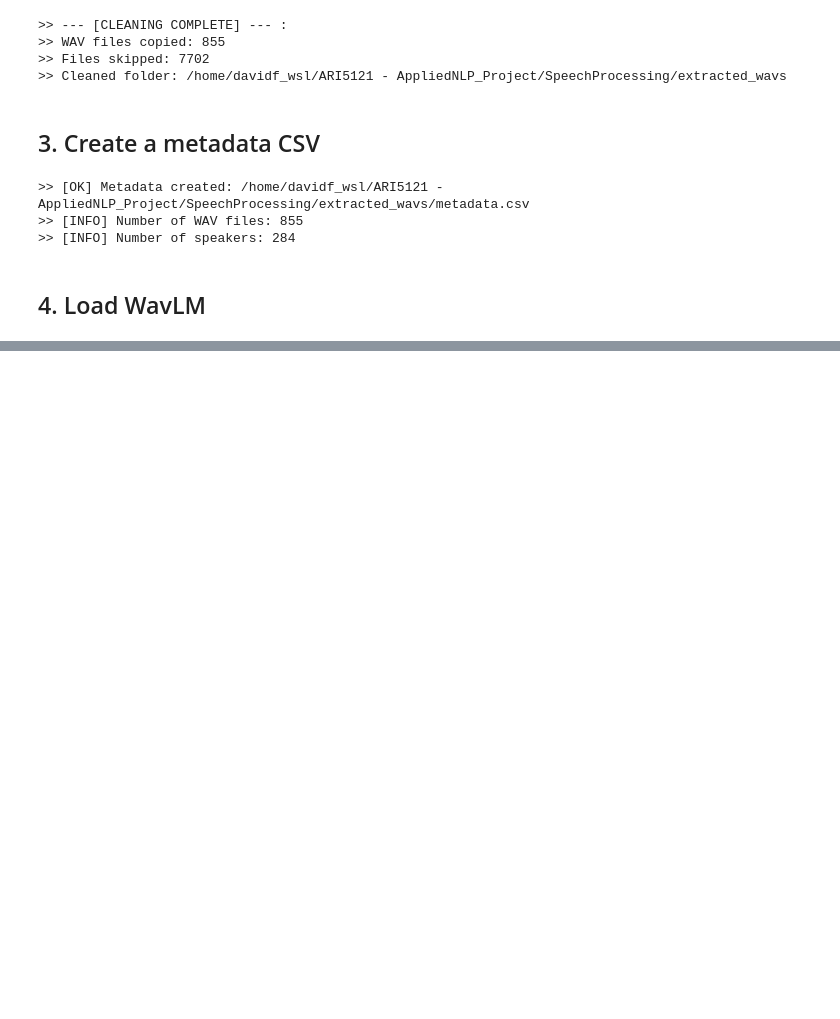
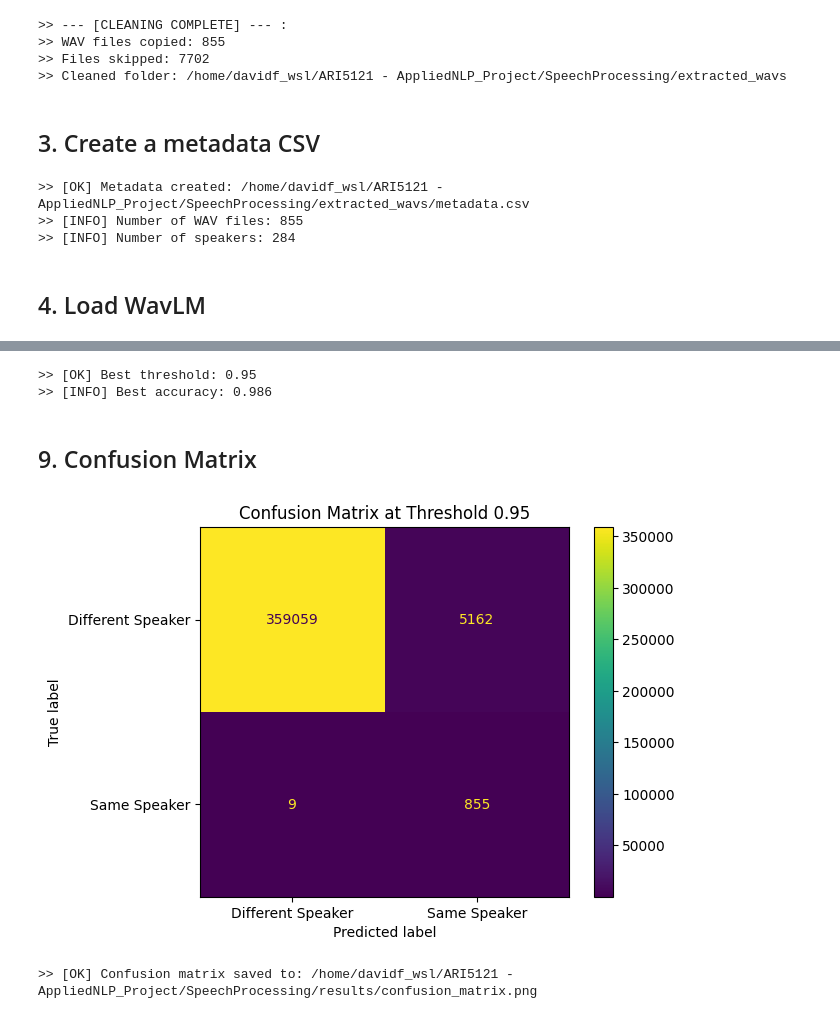
Before and after one commit to DavidF-22/ARI5121-AppliedNLP_Project, a Jupyter notebook: SpeechProcessing/src/SVS_Analysis_and_Eval.ipynb, the cells around one changed output, grey strips where cells are left out. Drawn from its saved outputs; the diff is of its cells as text; code cells hidden in the pictures; blank space fills up the shorter version.

Commit message:
Additions
Added
- Cosine Similarity
- Confusion Matrix and Normalised Confusion matric
- Evaluation Metrics
- PCA and t-SNE plots

```diff
--- a/SpeechProcessing/src/SVS_Analysis_and_Eval.ipynb
+++ b/SpeechProcessing/src/SVS_Analysis_and_Eval.ipynb
@@ -192,0 +366,42 @@ print(f">> [INFO] Device: {DEVICE}")
+# %%
+best_result = threshold_results_df.sort_values(
+    by="accuracy",
+    ascending=False
+).iloc[0]
+
+best_threshold = best_result["threshold"]
+
+print(f">> [OK] Best threshold: {best_threshold:.2f}")
+print(f">> [INFO] Best accuracy: {best_result['accuracy']:.3f}")
+# %% [output]
+>> [OK] Best threshold: 0.95
+>> [INFO] Best accuracy: 0.986
+# %% [markdown]
+## 9. Confusion Matrix
+# %%
+# True labels.
+y_true = similarity_df["same_speaker"]
+
+# Predicted labels using the best threshold.
+y_pred = similarity_df["cosine_similarity"] >= best_threshold
+
+cm = confusion_matrix(y_true, y_pred)
+
+disp = ConfusionMatrixDisplay(
+    confusion_matrix=cm,
+    display_labels=["Different Speaker", "Same Speaker"]
+)
+
+disp.plot()
+
+plt.title(f"Confusion Matrix at Threshold {best_threshold:.2f}")
+
+cm_path = RESULTS_DIR / "confusion_matrix.png"
+plt.savefig(cm_path, dpi=300, bbox_inches="tight")
+
+plt.show()
+
+print(f">> [OK] Confusion matrix saved to: {cm_path.resolve()}")
+# %% [output]
+[figure, added]
+>> [OK] Confusion matrix saved to: /home/davidf_wsl/ARI5121 - AppliedNLP_Project/SpeechProcessing/results/confusion_matrix.png
```
Also changed, not shown: parts of 25 cells of this notebook.
